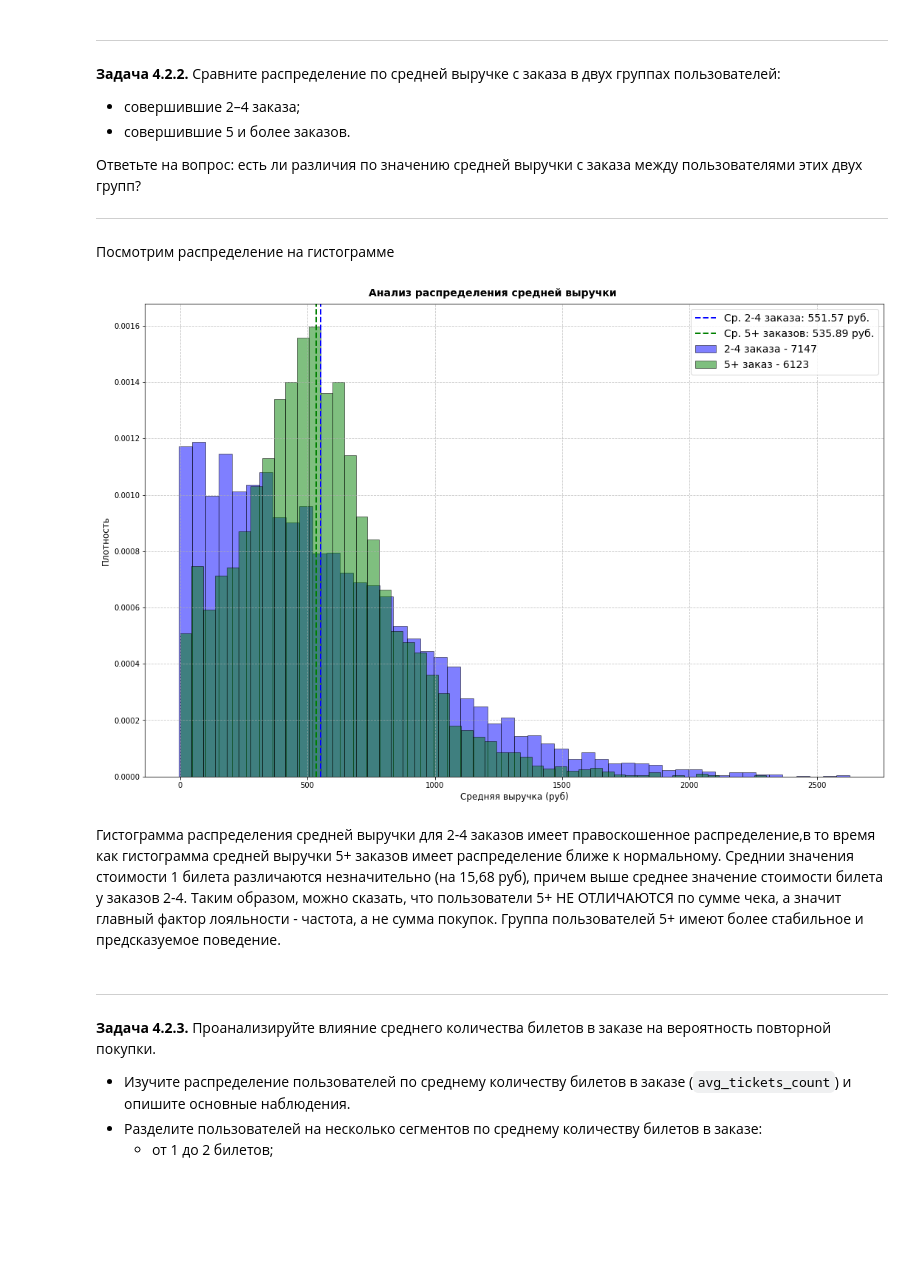
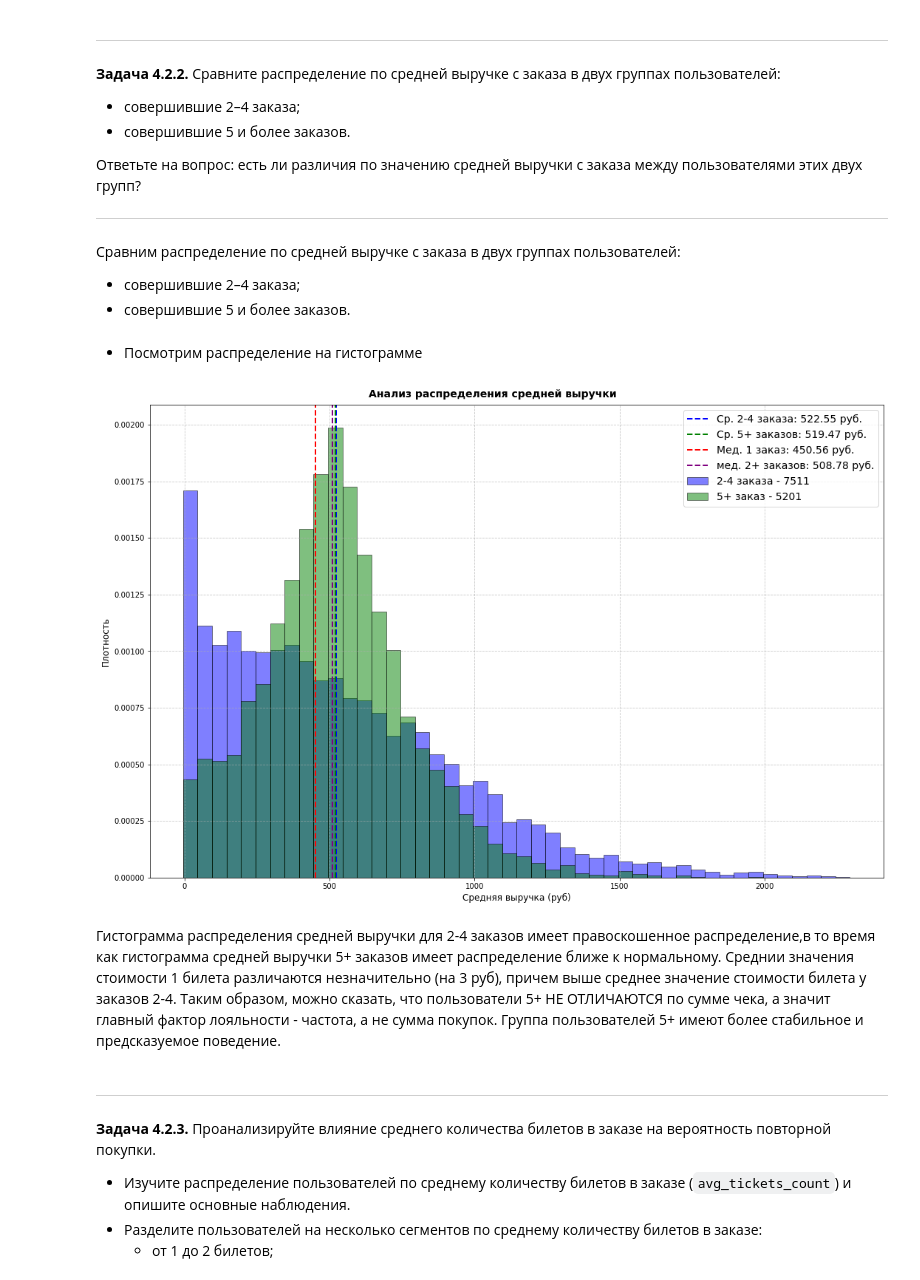
Before and after one commit to zhnataly/tickets_afisha_2, a Jupyter notebook: ProgiectM2_ZhukovaNatalia21_03_26.ipynb, the cells around one changed output. Cells and saved outputs as stored; diff of their text form; code cells hidden in the pictures; blank space fills up the shorter version.

```diff
--- a/ProgiectM2_ZhukovaNatalia21_03_26.ipynb
+++ b/ProgiectM2_ZhukovaNatalia21_03_26.ipynb
@@ -387,0 +475,10 @@ df_final.duplicated(subset='order_id').sum()
+# %%
+# Удаление дубликатов по subset
+df_clean = df_final.drop_duplicates(subset=subset_columns, keep='first')
+print(f"Удалено дубликатов: {len(df_final) - len(df_clean)}")
+print(f"Осталось строк: {len(df_clean)}")
+print(f"Удалено: {(len(df_final)-len(df_clean))/len(df_final)*100:.2f}% данных")
+
+# Сохранение последнего вхождения
+df_clean_last = df_final.drop_duplicates(subset=subset_columns, keep='last')
+df_clean_last.head(10)
@@ -392,4 +506,8 @@ df_final.duplicated(subset='order_id').sum()
 # %%
+# снова для удобства переопределяем имя датасета
+#после удаления дубликатов
+df_final = df_clean_last.copy()
+
 # Приводим тип данных
 cols_to_convert = ['device_type_canonical', 'currency_code', 'service_name', 'event_type_main', 'city_name','region_name']
 df_final[cols_to_convert] = df_final[cols_to_convert].astype('string', errors='ignore')
@@ -442,3 +560,11 @@ Length: 2, dtype: string
 Length: 7, dtype: string
 # %% [markdown]
 ошибок и неявных дубликатов в категориальных столбцах нет
+# %%
+print("АНАЛИЗ КАТЕГОРИАЛЬНЫХ ЗНАЧЕНИЙ:")
+for column in ['device_type_canonical', 'service_name', 'event_type_main']:
+    print(f"\nColumn: {column.upper()}")
+    print("Unique values:", df_final[column].sort_values().unique())
+    print("Missing values count:", df[column].isna().sum())
+    print("Value counts:")
+    print(df[column].value_counts(dropna=False), "\n")
@@ -1905,8 +2076,12 @@ plt.show()
 Ответьте на вопрос: есть ли различия по значению средней выручки с заказа между пользователями этих двух групп?
 
 ---
+# %% [markdown]
+Сравним распределение по средней выручке с заказа в двух группах пользователей:
+   - совершившие 2–4 заказа;
+   - совершившие 5 и более заказов.
 # %% [markdown]
-Посмотрим распределение на гистограмме
+- Посмотрим распределение на гистограмме
 # %%
 # Создаем группы
 df_2_4 = df_user_prof99[(df_user_prof99['is_two'] == 1) & (df_user_prof99['is_five'] == 0)]['avg_revenue'].dropna()
@@ -1914,32 +2089,44 @@ df_5_plus = df_user_prof99[df_user_prof99['is_five'] == 1]['avg_revenue'].dropna
 # %%
 # Создаем фигуру и оси
 fig, ax = plt.subplots(figsize=(15, 10))
 fig.suptitle('Анализ распределения средней выручки', fontsize=14, fontweight='bold')
 
+# Определяем общий диапазон для бинов
+min_value = min(df_2_4.min(), df_5_plus.min())
+max_value = max(df_2_4.max(), df_5_plus.max())
+bins = np.arange(min_value, max_value + 50, 50)
+
 # Строим гистограммы
-ax.hist(df_2_4, bins=50, alpha=0.5, label= f"2-4 заказа - {len(df_2_4)}",
+ax.hist(df_2_4, bins=bins, alpha=0.5, label= f"2-4 заказа - {len(df_2_4)}",
         color='blue', edgecolor='black', density=True)
-ax.hist(df_5_plus, bins=50, alpha=0.5, label= f"5+ заказ - {len(df_5_plus)}",
+ax.hist(df_5_plus, bins=bins, alpha=0.5, label= f"5+ заказ - {len(df_5_plus)}",
         color='green', edgecolor='black', density=True)
 
 # Средние значения
 ax.axvline(np.mean(df_2_4), color='blue', linestyle='--', linewidth=2,
            label=f'Ср. 2-4 заказа: {np.mean(df_2_4):.2f} руб.')
 ax.axvline(np.mean(df_5_plus), color='green', linestyle='--', linewidth=2,
            label=f'Ср. 5+ заказов: {np.mean(df_5_plus):.2f} руб.')
+
+# медиана
+ax.axvline(np.median(df_2_4), color='red', linestyle='--', linewidth=2,
+           label=f'Мед. 1 заказ: {np.median(df_2_4):.2f} руб.')
+ax.axvline(np.median(df_5_plus), color='purple', linestyle='--', linewidth=2,
+           label=f'мед. 2+ заказов: {np.median(df_5_plus):.2f} руб.')
+
 
 # Настройка графика
 ax.set_xlabel('Средняя выручка (руб)', fontsize=12)
 ax.set_ylabel('Плотность', fontsize=12)
 ax.legend(fontsize=14)
 ax.grid(True, linestyle='--', alpha=0.7)
 
 plt.tight_layout()
 plt.show()
 # %% [output]
-[figure, old version]
+[figure, new version]
 # %% [markdown]
-Гистограмма распределения средней выручки для 2-4 заказов имеет правоскошенное распределение,в то время как гистограмма средней выручки 5+ заказов имеет распределение ближе к нормальному. Среднии значения стоимости 1 билета различаются незначительно (на 15,68 руб), причем выше среднее значение стоимости билета у заказов 2-4. Таким образом, можно сказать, что пользователи 5+ НЕ ОТЛИЧАЮТСЯ по сумме чека, а значит главный фактор лояльности - частота, а не сумма покупок. Группа пользователей 5+ имеют более стабильное и предсказуемое поведение.
+Гистограмма распределения средней выручки для 2-4 заказов имеет правоскошенное распределение,в то время как гистограмма средней выручки 5+ заказов имеет распределение ближе к нормальному. Среднии значения стоимости 1 билета различаются незначительно (на 3 руб), причем выше среднее значение стоимости билета у заказов 2-4. Таким образом, можно сказать, что пользователи 5+ НЕ ОТЛИЧАЮТСЯ по сумме чека, а значит главный фактор лояльности - частота, а не сумма покупок. Группа пользователей 5+ имеют более стабильное и предсказуемое поведение.
 # %% [markdown]
 ---
 <a id='4.2.3'></a>
```
Also changed, not shown: parts of 110 cells of this notebook.
